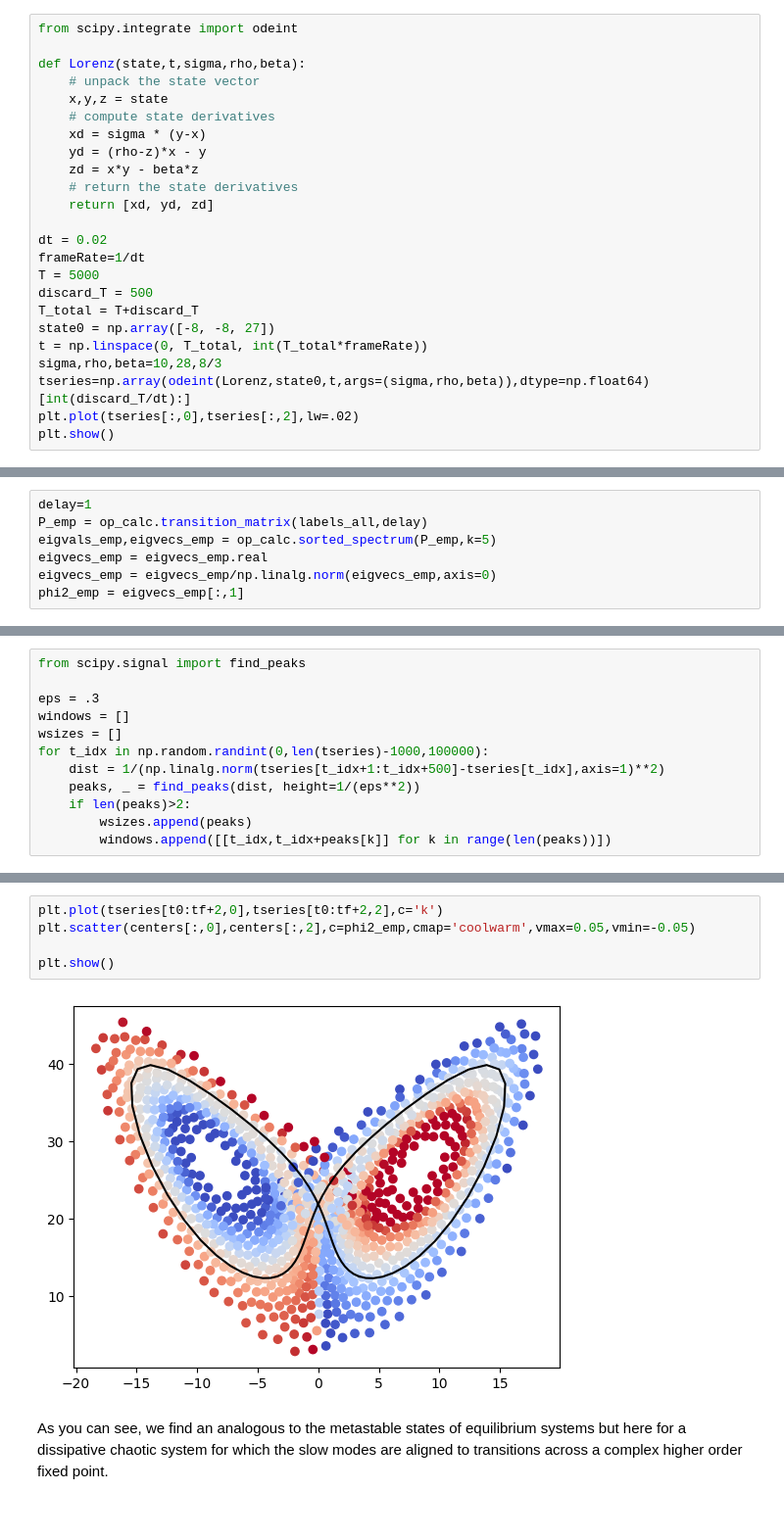
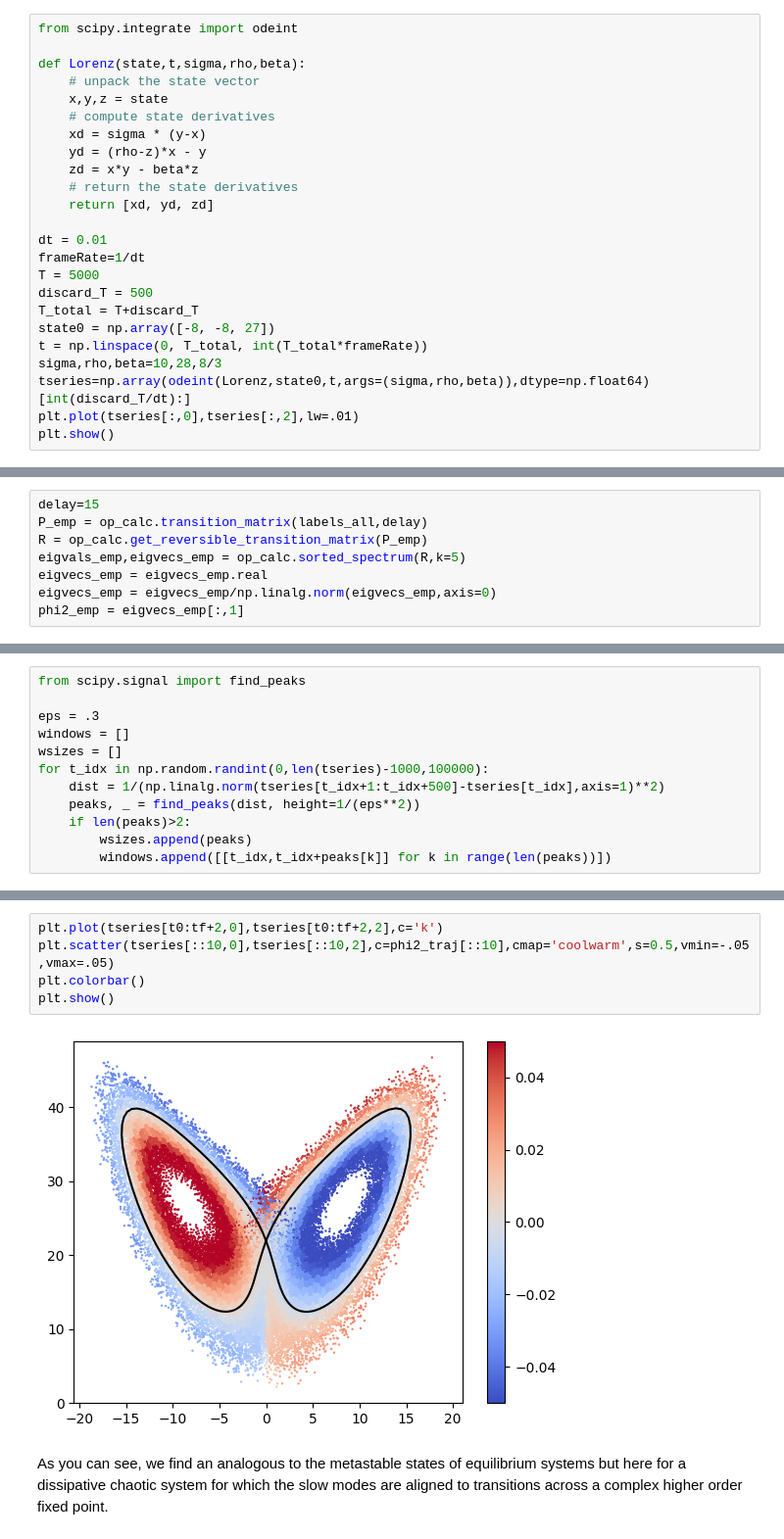
Before and after one commit to AntonioCCosta/DPG_PhysicsBehavior_2026, a Jupyter notebook: notebooks/notebook_3.ipynb, the cells around one changed output, grey strips where cells are left out. Shown at 98% size. Drawn from its saved outputs; the diff is of its cells as text.

```diff
--- a/notebooks/notebook_3.ipynb
+++ b/notebooks/notebook_3.ipynb
@@ -72,7 +72,7 @@ def Lorenz(state,t,sigma,rho,beta):
     # return the state derivatives
     return [xd, yd, zd]
 
-dt = 0.02
+dt = 0.01
 frameRate=1/dt
 T = 5000
 discard_T = 500
@@ -81,6 +81,6 @@ state0 = np.array([-8, -8, 27])
 t = np.linspace(0, T_total, int(T_total*frameRate))
 sigma,rho,beta=10,28,8/3
 tseries=np.array(odeint(Lorenz,state0,t,args=(sigma,rho,beta)),dtype=np.float64)[int(discard_T/dt):]
-plt.plot(tseries[:,0],tseries[:,2],lw=.02)
+plt.plot(tseries[:,0],tseries[:,2],lw=.01)
 plt.show()
 # %% [output]
@@ -97,7 +135,8 @@ labels_all,centers = cl.kmeans_partition(tseries,N,batchsize=10000,return_center
 # %%
-delay=1
+delay=15
 P_emp = op_calc.transition_matrix(labels_all,delay)
-eigvals_emp,eigvecs_emp = op_calc.sorted_spectrum(P_emp,k=5)
+R = op_calc.get_reversible_transition_matrix(P_emp)
+eigvals_emp,eigvecs_emp = op_calc.sorted_spectrum(R,k=5)
 eigvecs_emp = eigvecs_emp.real
 eigvecs_emp = eigvecs_emp/np.linalg.norm(eigvecs_emp,axis=0)
 phi2_emp = eigvecs_emp[:,1]
@@ -143,9 +182,9 @@ print((tf-t0)*dt)
 # %%
 plt.plot(tseries[t0:tf+2,0],tseries[t0:tf+2,2],c='k')
-plt.scatter(centers[:,0],centers[:,2],c=phi2_emp,cmap='coolwarm',vmax=0.05,vmin=-0.05)
-
+plt.scatter(tseries[::10,0],tseries[::10,2],c=phi2_traj[::10],cmap='coolwarm',s=0.5,vmin=-.05,vmax=.05)
+plt.colorbar()
 plt.show()
 # %% [output]
-[figure, old version]
+[figure, new version]
 # %% [markdown]
 As you can see, we find an analogous to the metastable states of equilibrium systems but here for a dissipative chaotic system for which the slow modes are aligned to transitions across a complex higher order fixed point.
```
Also changed, not shown: parts of 10 cells of this notebook.
